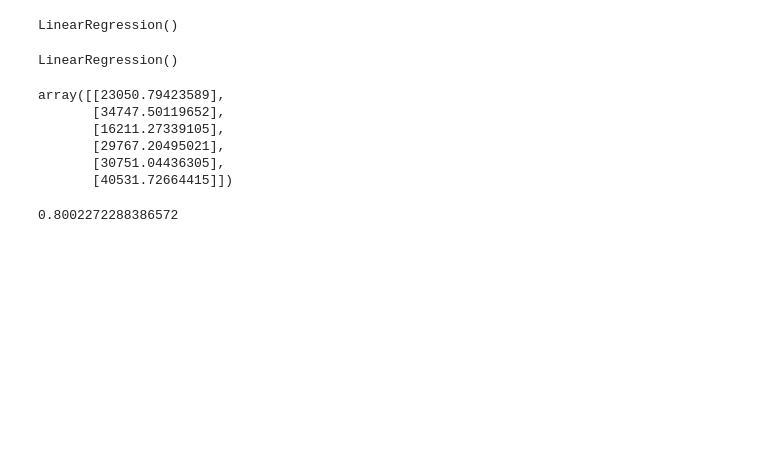
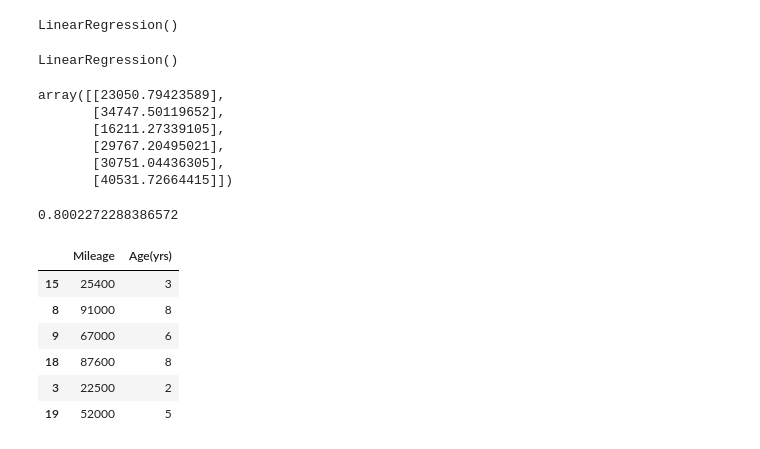
Before and after one commit to ahmedcurious/Data-Science-Work, a Jupyter notebook: Machine_Learning/06_Training_and_Testing_Data/file.ipynb, the cells around one changed output. Cells and saved outputs as stored; diff of their text form; code cells hidden in the pictures; blank space fills up the shorter version.

```diff
--- a/Machine_Learning/06_Training_and_Testing_Data/file.ipynb
+++ b/Machine_Learning/06_Training_and_Testing_Data/file.ipynb
@@ -137,3 +137,14 @@ array([[23050.79423589],
 model.score(x_test,y_test)
 # %% [output]
 0.8002272288386572
+# %%
+x_train, x_test, y_train, y_test = train_test_split(x,y, test_size=0.3, random_state=50)
+x_test
+# %% [output]
+|  | Mileage | Age(yrs) |
+| 15 | 25400 | 3 |
+| 8 | 91000 | 8 |
+| 9 | 67000 | 6 |
+| 18 | 87600 | 8 |
+| 3 | 22500 | 2 |
+| 19 | 52000 | 5 |
```
Also changed, not shown: parts of 1 cell of this notebook, 3 other files.
